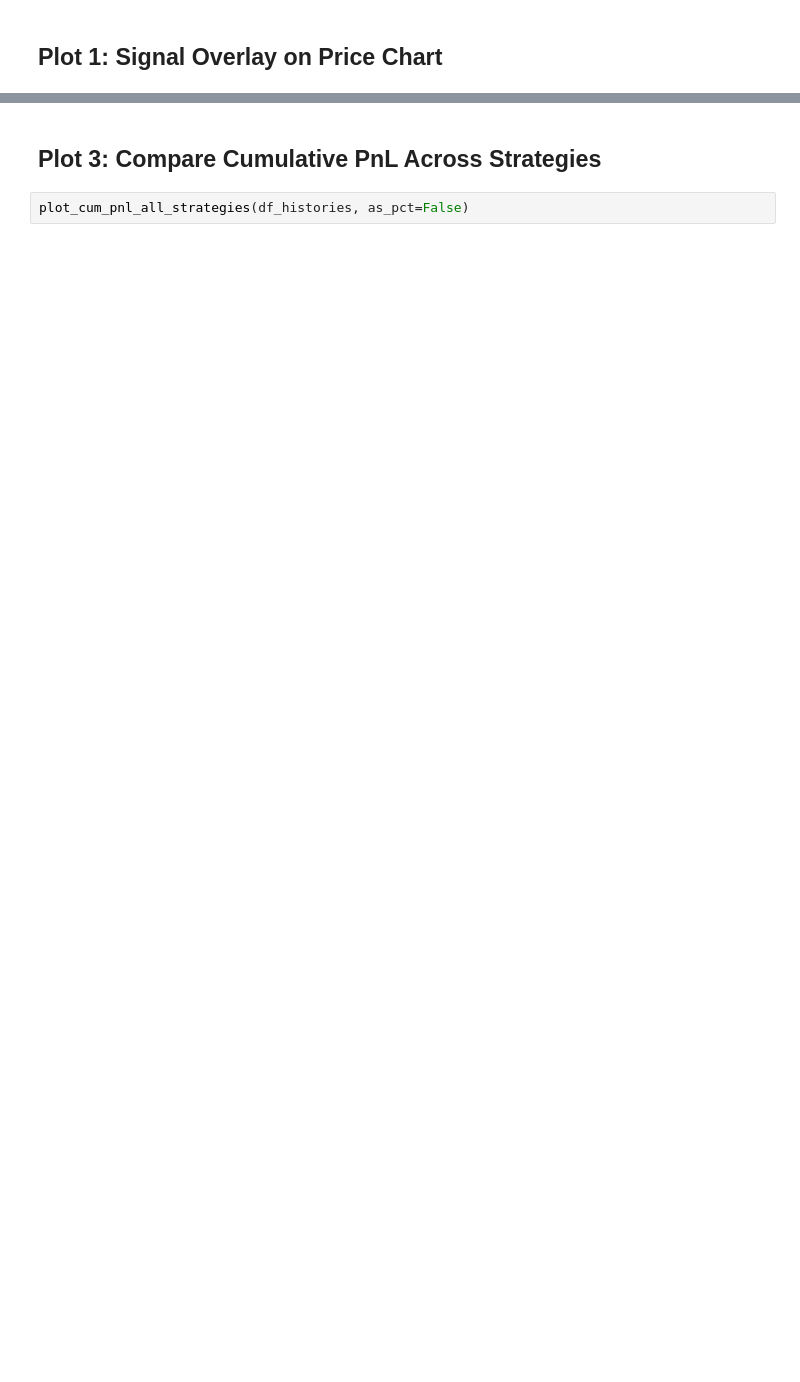
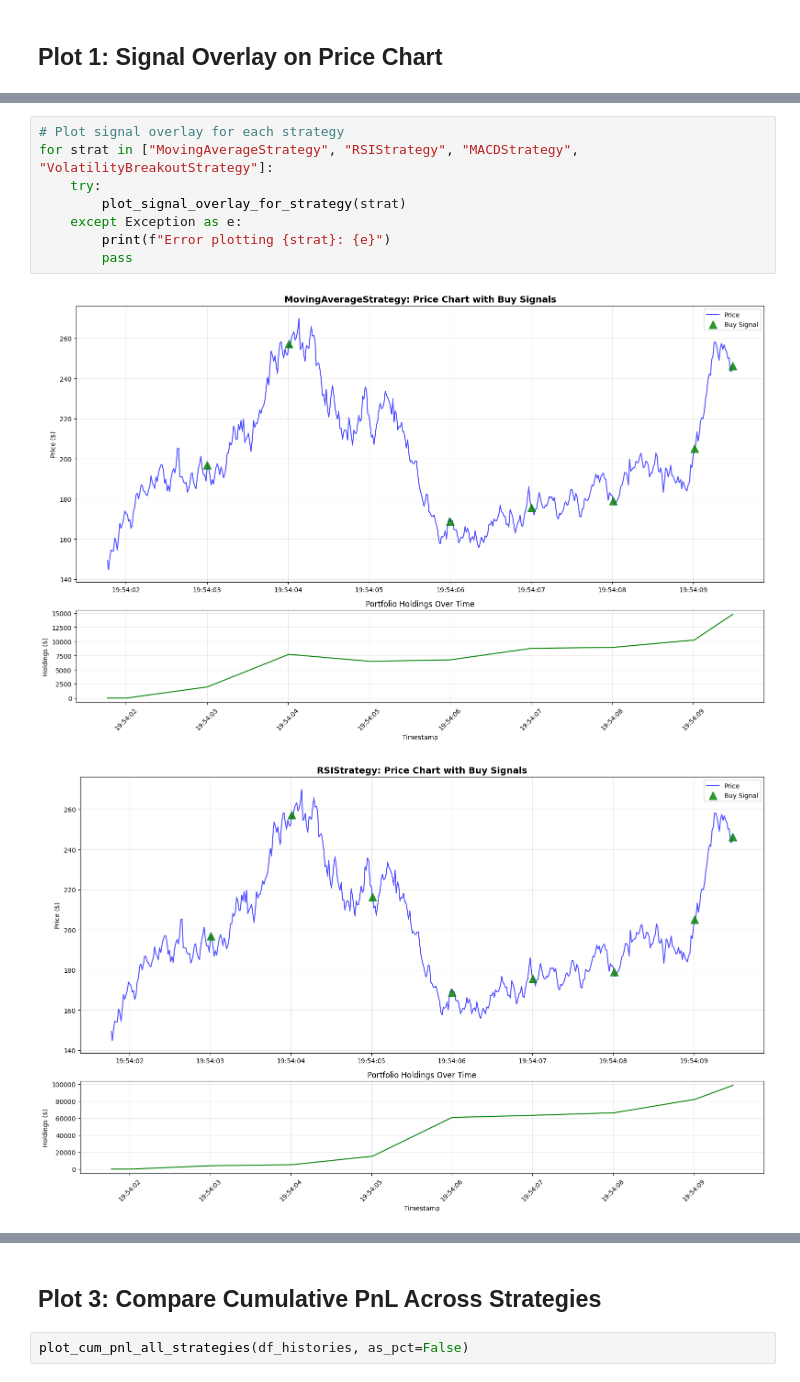
Before and after one commit to azakharove/Python, a Jupyter notebook: Assignment2/StrategyComparison.ipynb, the cells around one changed output, grey strips where cells are left out. Saved outputs shown, nothing was run; the diff lists cells and outputs as text; blank space fills up the shorter version.

```diff
--- a/Assignment2/StrategyComparison.ipynb
+++ b/Assignment2/StrategyComparison.ipynb
@@ -181,0 +259,11 @@ df_histories.head(10)
+# %%
+# Plot signal overlay for each strategy
+for strat in ["MovingAverageStrategy", "RSIStrategy", "MACDStrategy", "VolatilityBreakoutStrategy"]:
+    try:
+        plot_signal_overlay_for_strategy(strat)
+    except Exception as e:
+        print(f"Error plotting {strat}: {e}")
+        pass
+# %% [output]
+[figure, added]
+[figure, added]
```
Also changed, not shown: parts of 10 cells of this notebook, 3 other files.
